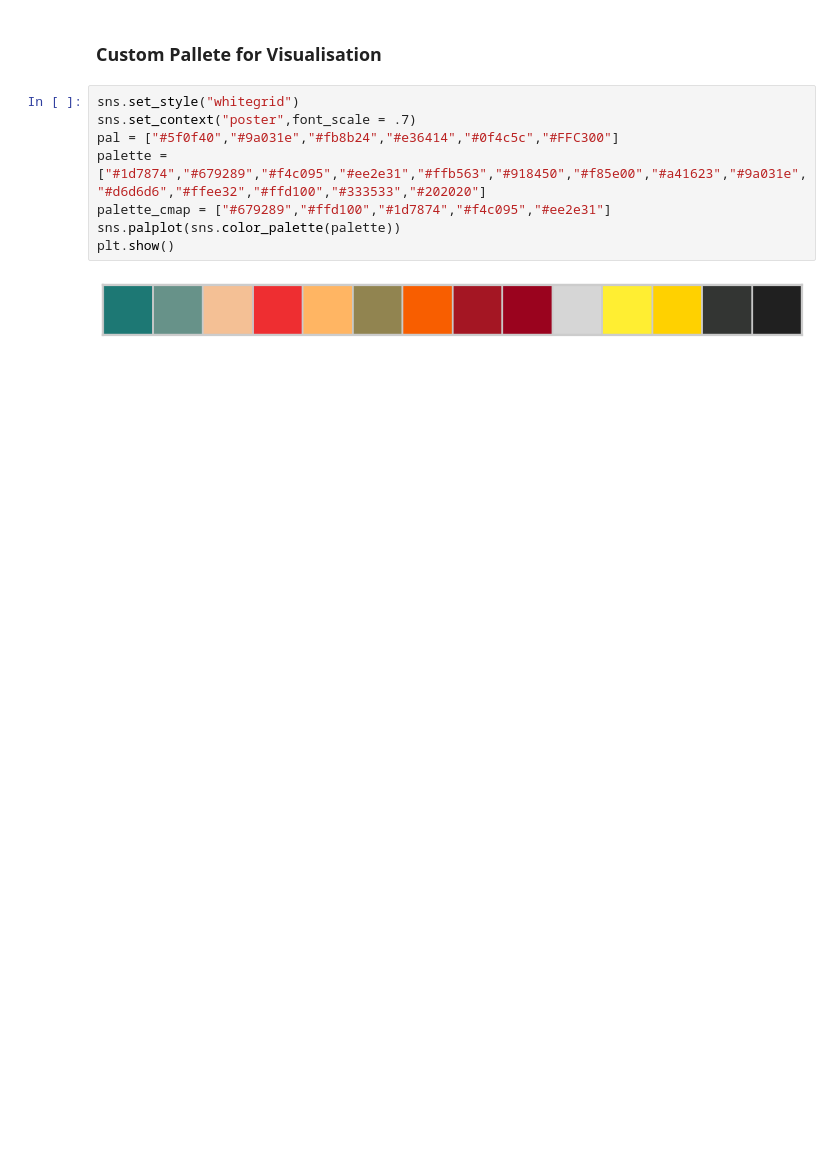
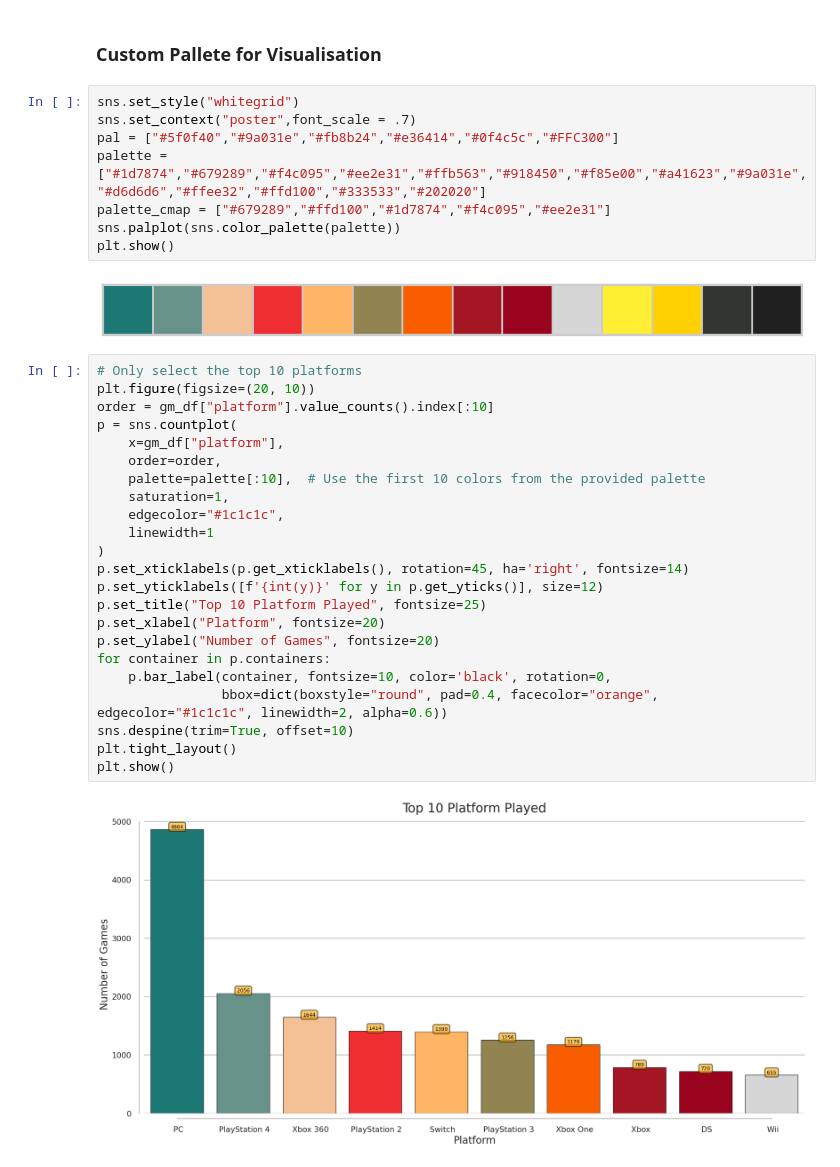
Before and after one commit to AzlinRusnan/STQD6014-Data-Science, a Jupyter notebook: Data_Science_Project2.ipynb, the cells around one changed output. Cells and saved outputs as stored; diff of their text form; blank space fills up the shorter version.

```diff
--- a/Data_Science_Project2.ipynb
+++ b/Data_Science_Project2.ipynb
@@ -235,3 +248,28 @@ sns.palplot(sns.color_palette(palette))
 plt.show()
 # %% [output]
 [figure]
+# %%
+# Only select the top 10 platforms
+plt.figure(figsize=(20, 10))
+order = gm_df["platform"].value_counts().index[:10]
+p = sns.countplot(
+    x=gm_df["platform"],
+    order=order,
+    palette=palette[:10],  # Use the first 10 colors from the provided palette
+    saturation=1,
+    edgecolor="#1c1c1c",
+    linewidth=1
+)
+p.set_xticklabels(p.get_xticklabels(), rotation=45, ha='right', fontsize=14)
+p.set_yticklabels([f'{int(y)}' for y in p.get_yticks()], size=12)
+p.set_title("Top 10 Platform Played", fontsize=25)
+p.set_xlabel("Platform", fontsize=20)
+p.set_ylabel("Number of Games", fontsize=20)
+for container in p.containers:
+    p.bar_label(container, fontsize=10, color='black', rotation=0,
+                bbox=dict(boxstyle="round", pad=0.4, facecolor="orange", edgecolor="#1c1c1c", linewidth=2, alpha=0.6))
+sns.despine(trim=True, offset=10)
+plt.tight_layout()
+plt.show()
+# %% [output]
+[figure, added]
```
Also changed, not shown: parts of 8 cells of this notebook.
